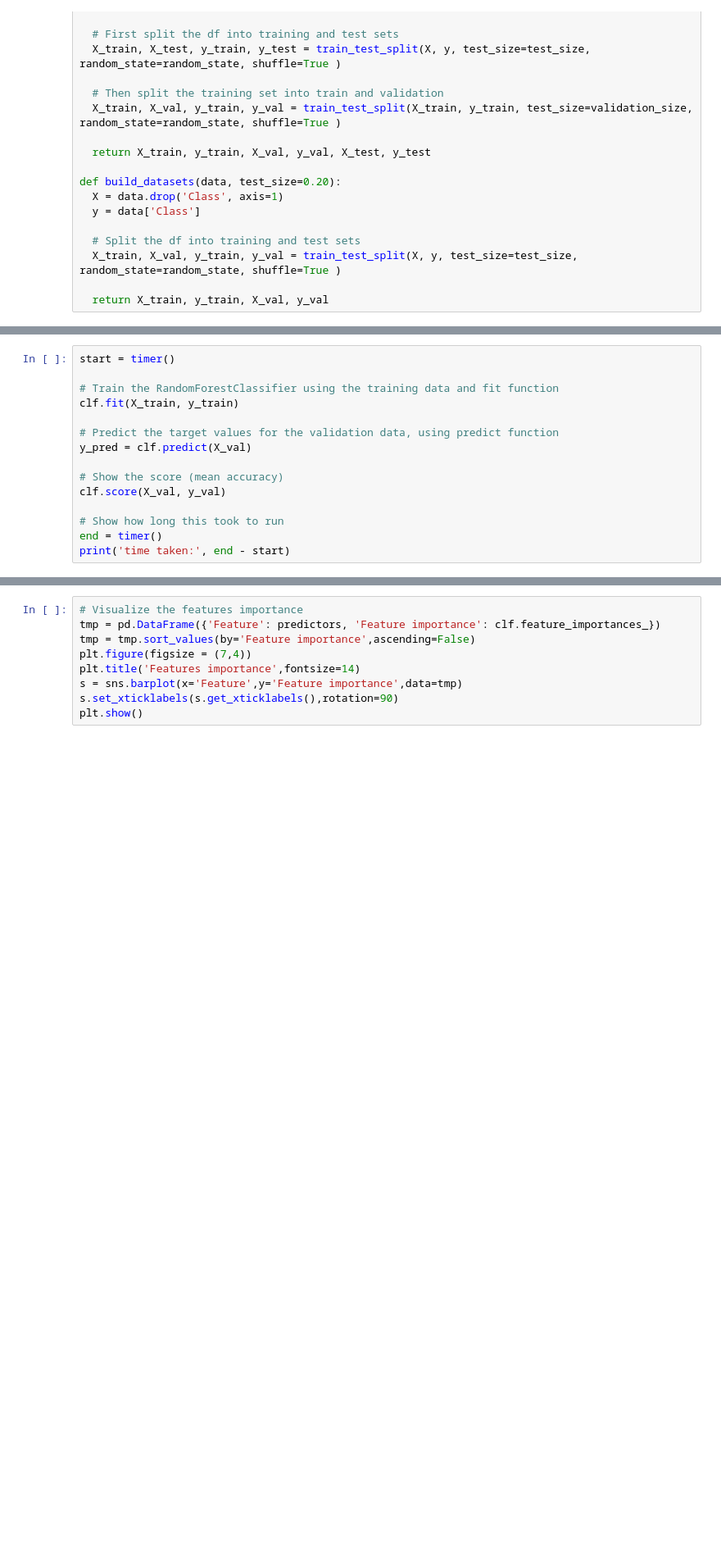
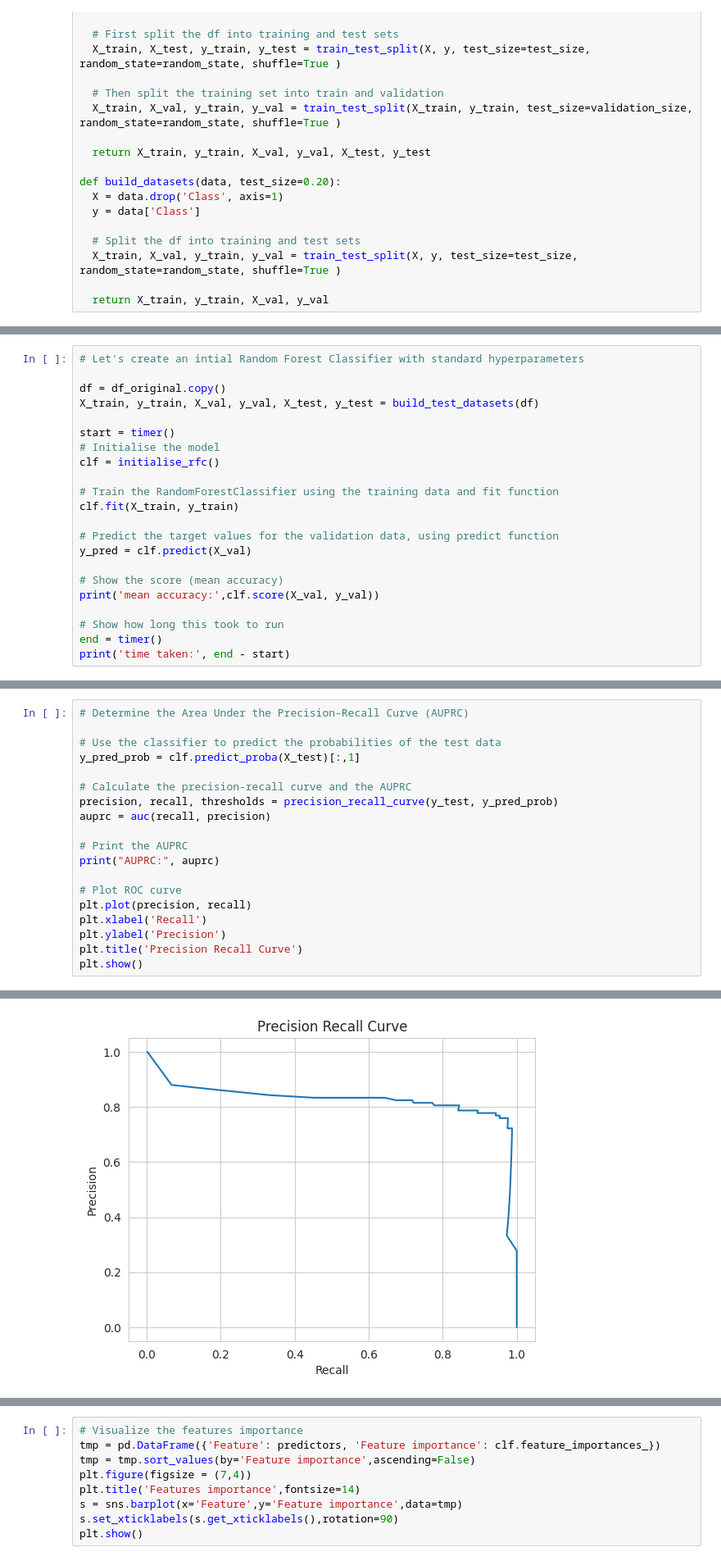
Before and after one commit to JonCrook/icl-ml-portfolio, a Jupyter notebook: Fraud_Detection.ipynb, the cells around one changed output, grey strips where cells are left out. Shown at 82% size. Drawn from its saved outputs; the diff is of its cells as text; blank space fills up the shorter version.

```diff
--- a/Fraud_Detection.ipynb
+++ b/Fraud_Detection.ipynb
@@ -275,5 +323,12 @@ clf = initialise_rfc()
 # %%
+# Let's create an intial Random Forest Classifier with standard hyperparameters
+
+df = df_original.copy()
+X_train, y_train, X_val, y_val, X_test, y_test = build_test_datasets(df)
+
 start = timer()
+# Initialise the model
+clf = initialise_rfc()
 
 # Train the RandomForestClassifier using the training data and fit function
 clf.fit(X_train, y_train)
@@ -282,7 +337,7 @@ clf.fit(X_train, y_train)
 y_pred = clf.predict(X_val)
 
 # Show the score (mean accuracy)
-clf.score(X_val, y_val)
+print('mean accuracy:',clf.score(X_val, y_val))
 
 # Show how long this took to run
 end = timer()
@@ -299,0 +402,20 @@ Took 2mins 31secs to run
+# %%
+# Determine the Area Under the Precision-Recall Curve (AUPRC)
+
+# Use the classifier to predict the probabilities of the test data
+y_pred_prob = clf.predict_proba(X_test)[:,1]
+
+# Calculate the precision-recall curve and the AUPRC
+precision, recall, thresholds = precision_recall_curve(y_test, y_pred_prob)
+auprc = auc(recall, precision)
+
+# Print the AUPRC
+print("AUPRC:", auprc)
+
+# Plot ROC curve
+plt.plot(precision, recall)
+plt.xlabel('Recall')
+plt.ylabel('Precision')
+plt.title('Precision Recall Curve')
+plt.show()
+# %% [output]
@@ -299,0 +423 @@ Took 2mins 31secs to run
+[figure, added]
```
Also changed, not shown: parts of 144 cells of this notebook.
